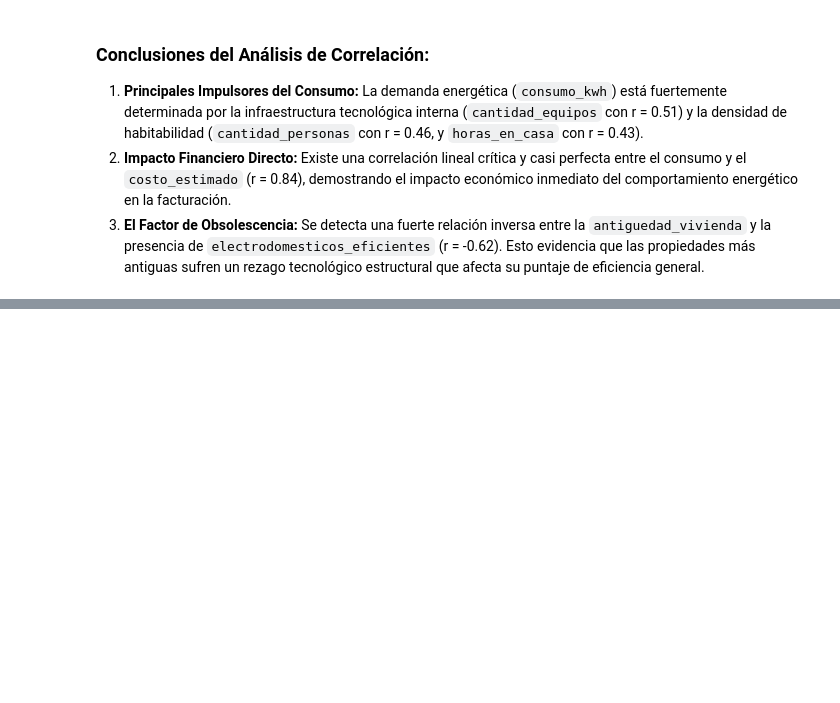
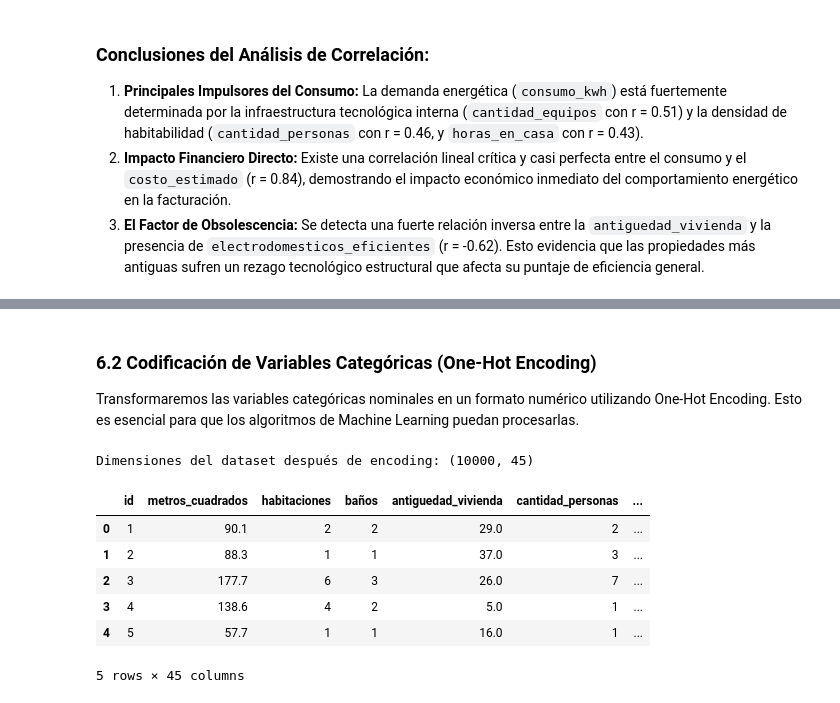
Before and after one commit to No-Country-simulation/Hackaton_G9_Server_2_Team27, a Jupyter notebook: ciencia_datos/notebooks/EDA_consumo_energetico_17_07_26.ipynb, the cells around one changed output, grey strips where cells are left out. Drawn from its saved outputs; the diff is of its cells as text; code cells hidden in the pictures; blank space fills up the shorter version.

```diff
--- a/ciencia_datos/notebooks/EDA_consumo_energetico_17_07_26.ipynb
+++ b/ciencia_datos/notebooks/EDA_consumo_energetico_17_07_26.ipynb
@@ -292,0 +327,9 @@ plt.show()
+# %%
+# Consumo por persona: una métrica para entender la eficiencia individual
+df['consumo_por_persona'] = df['consumo_kwh'] / df['cantidad_personas']
+
+# Bandera de Consumo Alto: Basado en el análisis univariado, donde se identificaron outliers extremos por encima de 1200 kWh
+df['consumo_alto'] = (df['consumo_kwh'] > 1200).astype(int)
+
+# Mostramos las nuevas características
+print(df[['consumo_kwh', 'cantidad_personas', 'consumo_por_persona', 'consumo_alto']].head(100))
@@ -292,0 +351,27 @@ plt.show()
+# %% [markdown]
+### 6.2 Codificación de Variables Categóricas (One-Hot Encoding)
+
+Transformaremos las variables categóricas nominales en un formato numérico utilizando One-Hot Encoding. Esto es esencial para que los algoritmos de Machine Learning puedan procesarlas.
+# %%
+# Identificar columnas categóricas
+categorical_cols = df.select_dtypes(include=['object', 'bool']).columns.tolist()
+
+# Excluir la variable objetivo 'categoria' si es que aún no se ha excluido
+if 'categoria' in categorical_cols:
+    categorical_cols.remove('categoria')
+
+# Aplicar One-Hot Encoding
+df_encoded = pd.get_dummies(df, columns=categorical_cols, drop_first=True)
+
+# Mostrar las primeras filas del DataFrame con las variables codificadas
+print("Dimensiones del dataset después de encoding:", df_encoded.shape)
+display(df_encoded.head())
+# %% [output]
+Dimensiones del dataset después de encoding: (10000, 45)
+|  | id | metros_cuadrados | habitaciones | baños | antiguedad_vivienda | cantidad_personas | ... |
+| 0 | 1 | 90.1 | 2 | 2 | 29.0 | 2 | ... |
+| 1 | 2 | 88.3 | 1 | 1 | 37.0 | 3 | ... |
+| 2 | 3 | 177.7 | 6 | 3 | 26.0 | 7 | ... |
+| 3 | 4 | 138.6 | 4 | 2 | 5.0 | 1 | ... |
+| 4 | 5 | 57.7 | 1 | 1 | 16.0 | 1 | ... |
+5 rows × 45 columns
```
Also changed, not shown: parts of 11 cells of this notebook.
